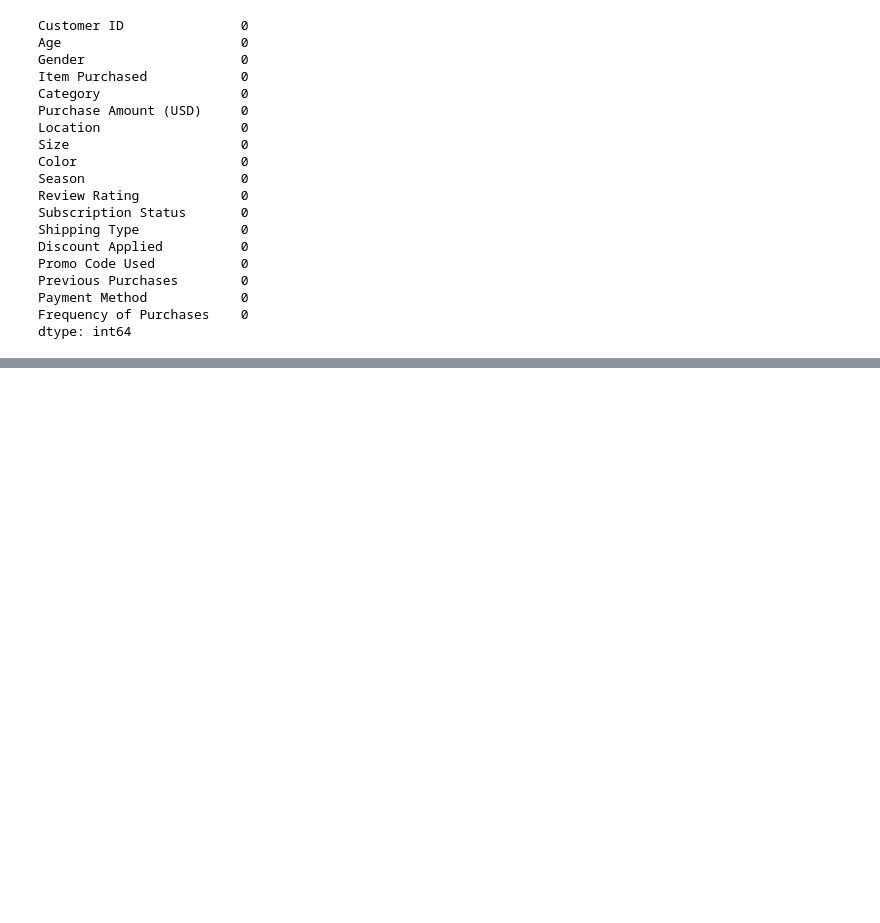
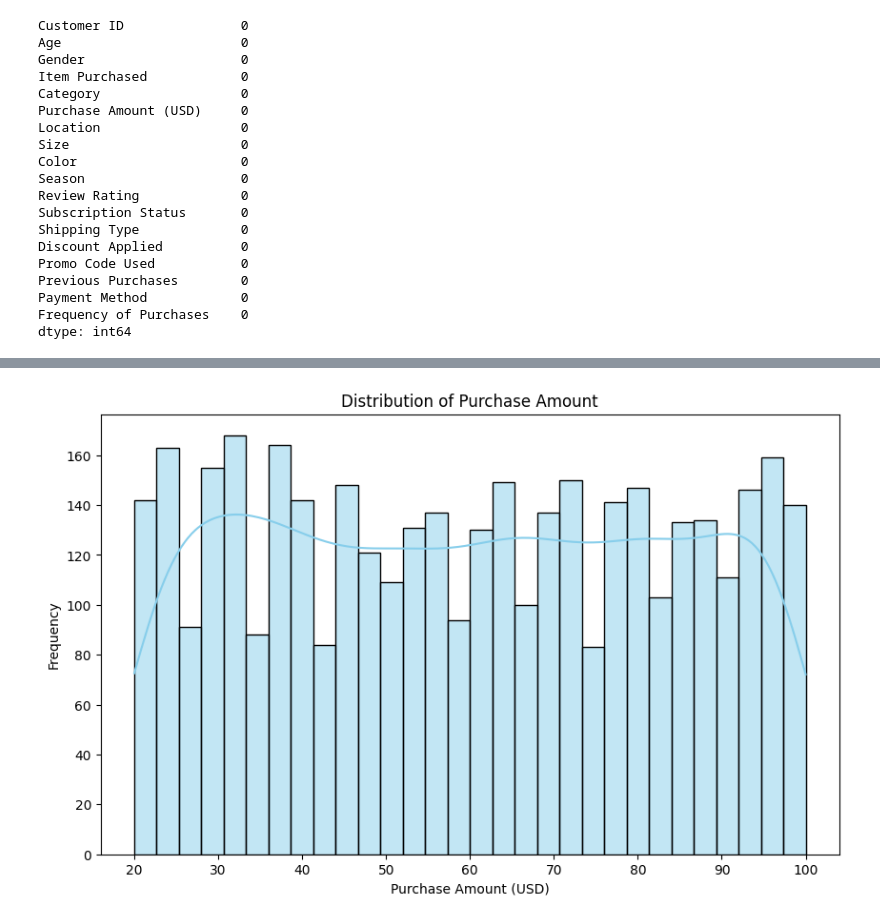
Before and after one commit to Sidhupaji-2004/Online-Retail-Transaction-Analysis, a Jupyter notebook: retail.ipynb, the cells around one changed output, grey strips where cells are left out. Saved outputs shown, nothing was run; the diff lists cells and outputs as text; code cells hidden in the pictures; blank space fills up the shorter version.

```diff
--- a/retail.ipynb
+++ b/retail.ipynb
@@ -2,5 +2,5 @@
 import pandas as pd
 # %%
 #Load dataset
-df = pd.read_csv('shopping.csv')
+data = pd.read_csv('shopping.csv')
 # %%
@@ -52,0 +97,2 @@ dtype: int64
+# %%
+data.drop_duplicates(inplace=True)
@@ -52,0 +102,10 @@ dtype: int64
+# %%
+# Distribution of Purchase Amount
+plt.figure(figsize=(10, 6))
+sns.histplot(data['Purchase Amount (USD)'], bins=30, kde=True, color='skyblue')
+plt.title('Distribution of Purchase Amount')
+plt.xlabel('Purchase Amount (USD)')
+plt.ylabel('Frequency')
+plt.show()
+# %% [output]
+[figure, added]
```
Also changed, not shown: parts of 11 cells of this notebook.
